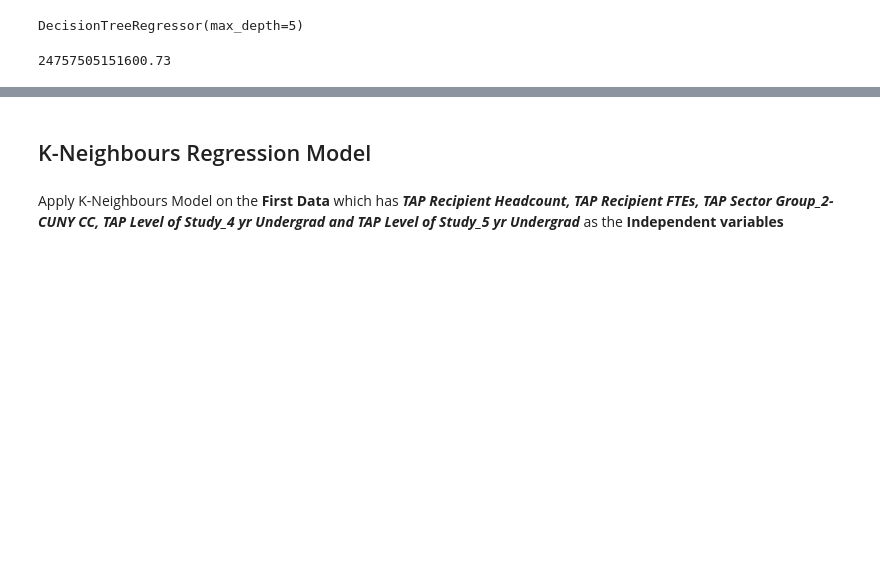
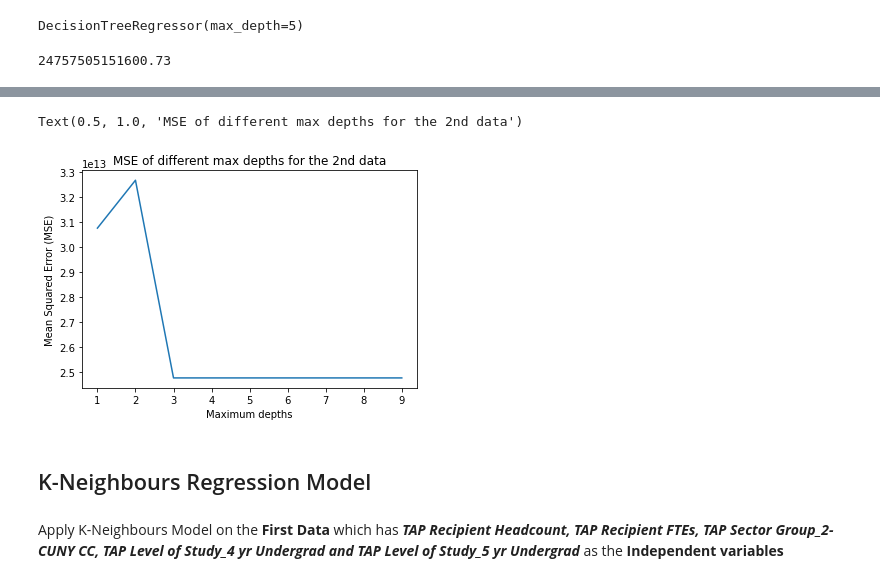
Before and after one commit to agyapongeli77/data-science-project, a Jupyter notebook: Project - MAT 328 Techniques In Data Science.ipynb, the cells around one changed output, grey strips where cells are left out. Drawn from its saved outputs; the diff is of its cells as text; code cells hidden in the pictures; blank space fills up the shorter version.

```diff
--- a/Project - MAT 328 Techniques In Data Science.ipynb
+++ b/Project - MAT 328 Techniques In Data Science.ipynb
@@ -344,3 +371,12 @@ y2_test_preds_tree = tree_model2.predict(x2_test)
 mean_squared_error(y2_test_preds_tree, y2_test)
 # %% [output]
 24757505151600.73
+# %%
+tree_model2_mses = []
+for i in range(1,10):
+    tree = DecisionTreeRegressor(max_depth = i)
+    tree.fit(x2_train, y2_train)
+    y2_pred_tree = tree.predict(x2_test)
+    mse = mean_squared_error(y2_pred_tree, y2_test)
+    tree_model2_mses.append(mse)
+    print(f"MSE for max depth {i} is { tree_model2_mses[i-1]}")
@@ -347,3 +393,11 @@ mean_squared_error(y2_test_preds_tree, y2_test)
+# %%
+plt.plot([1,2,3,4,5,6,7,8,9], tree_model2_mses)
+plt.xlabel("Maximum depths")
+plt.ylabel("Mean Squared Error (MSE)")
+plt.title("MSE of different max depths for the 2nd data")
+# %% [output]
+Text(0.5, 1.0, 'MSE of different max depths for the 2nd data')
+[figure, added]
 # %% [markdown]
 ## K-Neighbours Regression Model
 # %% [markdown]
```
Also changed, not shown: parts of 9 cells of this notebook.
